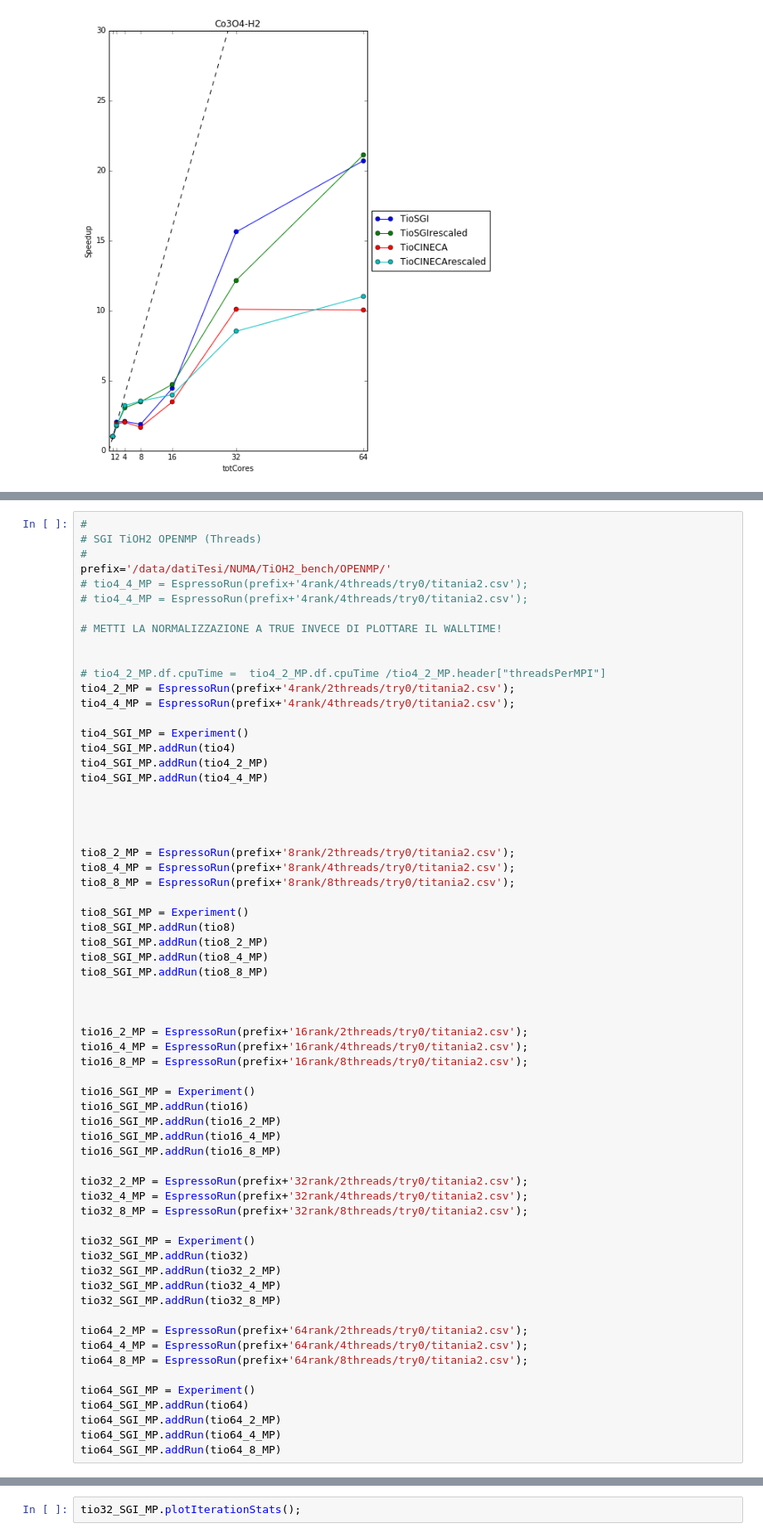
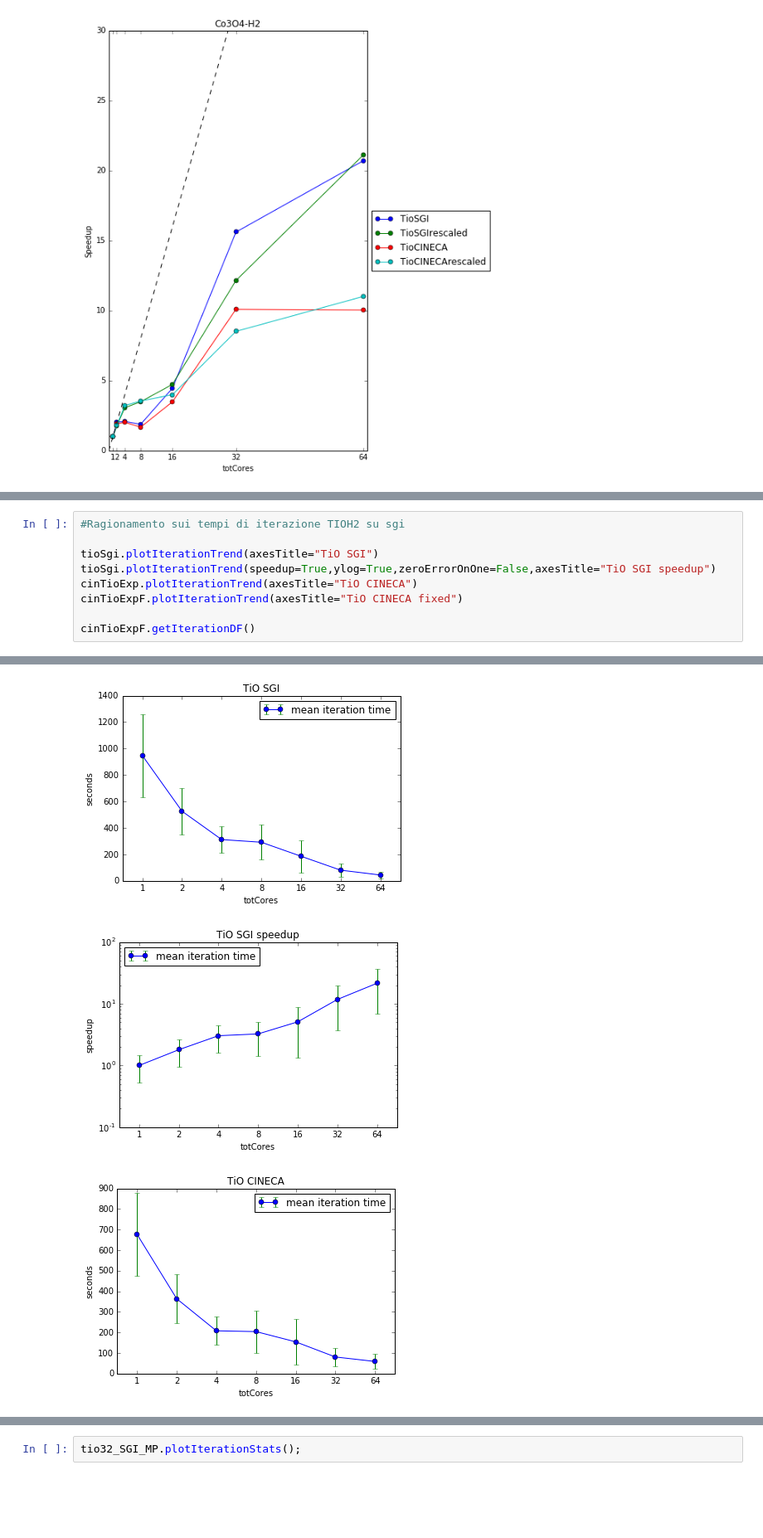
Before and after one commit to gioruffa/qetools, a Jupyter notebook: plotter.ipynb, the cells around one changed output, grey strips where cells are left out. Shown at 83% size. Drawn from its saved outputs; the diff is of its cells as text; blank space fills up the shorter version.

```diff
--- a/plotter.ipynb
+++ b/plotter.ipynb
@@ -242,64 +353,10 @@ cinTioExp.plotFunction(functions=cinTioExp.slowFunctions())
-# %%
-#
-# SGI TiOH2 OPENMP (Threads)
-#
-prefix='/data/datiTesi/NUMA/TiOH2_bench/OPENMP/'
-# tio4_4_MP = EspressoRun(prefix+'4rank/4threads/try0/titania2.csv');
-# tio4_4_MP = EspressoRun(prefix+'4rank/4threads/try0/titania2.csv');
-
-# METTI LA NORMALIZZAZIONE A TRUE INVECE DI PLOTTARE IL WALLTIME!
-
-
-# tio4_2_MP.df.cpuTime =  tio4_2_MP.df.cpuTime /tio4_2_MP.header["threadsPerMPI"]
-tio4_2_MP = EspressoRun(prefix+'4rank/2threads/try0/titania2.csv');
-tio4_4_MP = EspressoRun(prefix+'4rank/4threads/try0/titania2.csv');
-
-tio4_SGI_MP = Experiment()
-tio4_SGI_MP.addRun(tio4)
-tio4_SGI_MP.addRun(tio4_2_MP)
-tio4_SGI_MP.addRun(tio4_4_MP)
-
-
-
-
-tio8_2_MP = EspressoRun(prefix+'8rank/2threads/try0/titania2.csv');
-tio8_4_MP = EspressoRun(prefix+'8rank/4threads/try0/titania2.csv');
-tio8_8_MP = EspressoRun(prefix+'8rank/8threads/try0/titania2.csv');
-
-tio8_SGI_MP = Experiment()
-tio8_SGI_MP.addRun(tio8)
-tio8_SGI_MP.addRun(tio8_2_MP)
-tio8_SGI_MP.addRun(tio8_4_MP)
-tio8_SGI_MP.addRun(tio8_8_MP)
-
-
-
-tio16_2_MP = EspressoRun(prefix+'16rank/2threads/try0/titania2.csv');
-tio16_4_MP = EspressoRun(prefix+'16rank/4threads/try0/titania2.csv');
-tio16_8_MP = EspressoRun(prefix+'16rank/8threads/try0/titania2.csv');
-
-tio16_SGI_MP = Experiment()
-tio16_SGI_MP.addRun(tio16)
-tio16_SGI_MP.addRun(tio16_2_MP)
-tio16_SGI_MP.addRun(tio16_4_MP)
-tio16_SGI_MP.addRun(tio16_8_MP)
-
-tio32_2_MP = EspressoRun(prefix+'32rank/2threads/try0/titania2.csv');
-tio32_4_MP = EspressoRun(prefix+'32rank/4threads/try0/titania2.csv');
-tio32_8_MP = EspressoRun(prefix+'32rank/8threads/try0/titania2.csv');
-
-tio32_SGI_MP = Experiment()
-tio32_SGI_MP.addRun(tio32)
-tio32_SGI_MP.addRun(tio32_2_MP)
-tio32_SGI_MP.addRun(tio32_4_MP)
-tio32_SGI_MP.addRun(tio32_8_MP)
-
-tio64_2_MP = EspressoRun(prefix+'64rank/2threads/try0/titania2.csv');
-tio64_4_MP = EspressoRun(prefix+'64rank/4threads/try0/titania2.csv');
-tio64_8_MP = EspressoRun(prefix+'64rank/8threads/try0/titania2.csv');
-
-tio64_SGI_MP = Experiment()
-tio64_SGI_MP.addRun(tio64)
-tio64_SGI_MP.addRun(tio64_2_MP)
-tio64_SGI_MP.addRun(tio64_4_MP)
-tio64_SGI_MP.addRun(tio64_8_MP)
+# %%
+#Ragionamento sui tempi di iterazione TIOH2 su sgi
+
+tioSgi.plotIterationTrend(axesTitle="TiO SGI")
+tioSgi.plotIterationTrend(speedup=True,ylog=True,zeroErrorOnOne=False,axesTitle="TiO SGI speedup")
+cinTioExp.plotIterationTrend(axesTitle="TiO CINECA")
+cinTioExpF.plotIterationTrend(axesTitle="TiO CINECA fixed")
+
+cinTioExpF.getIterationDF()
+# %% [output]
@@ -305,0 +371,3 @@ tio64_SGI_MP.addRun(tio64_8_MP)
+[figure, added]
+[figure, added]
+[figure, added]
```
Also changed, not shown: parts of 20 cells of this notebook, 2 other files.
